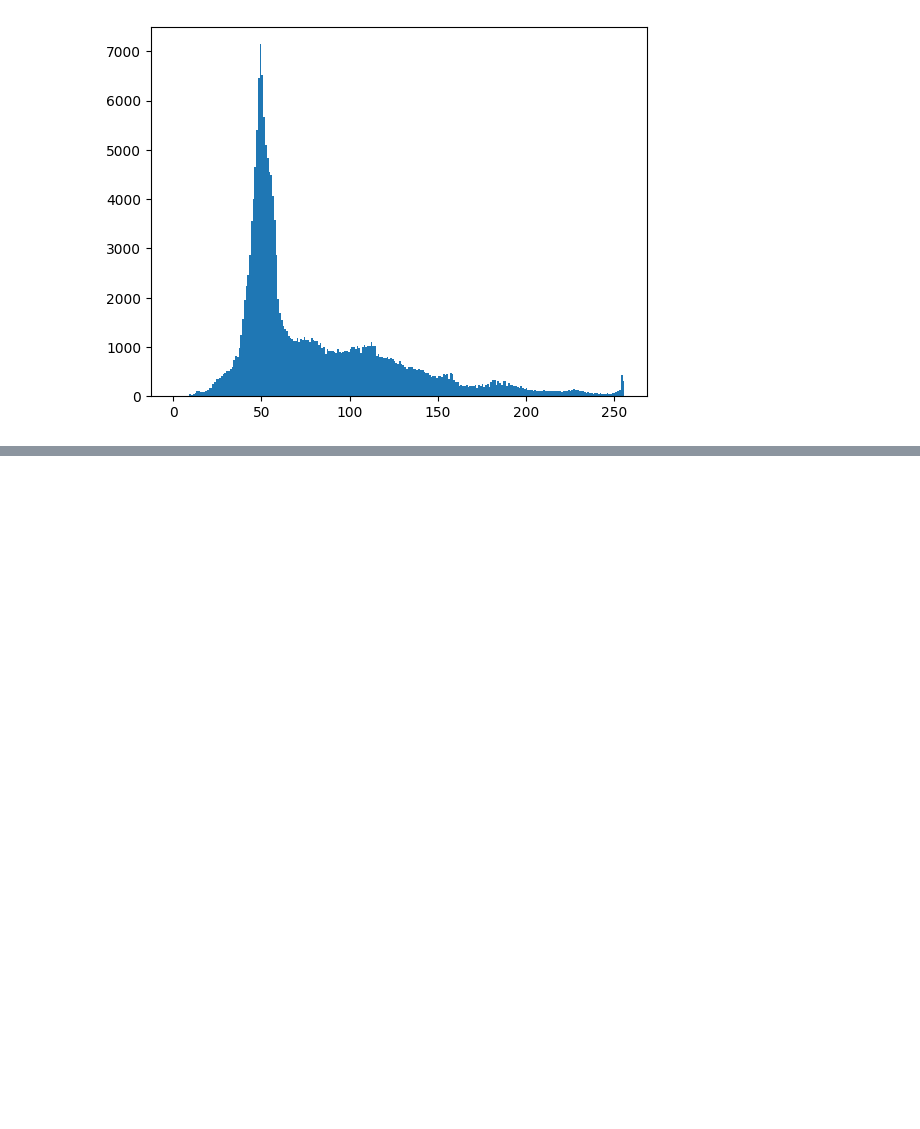
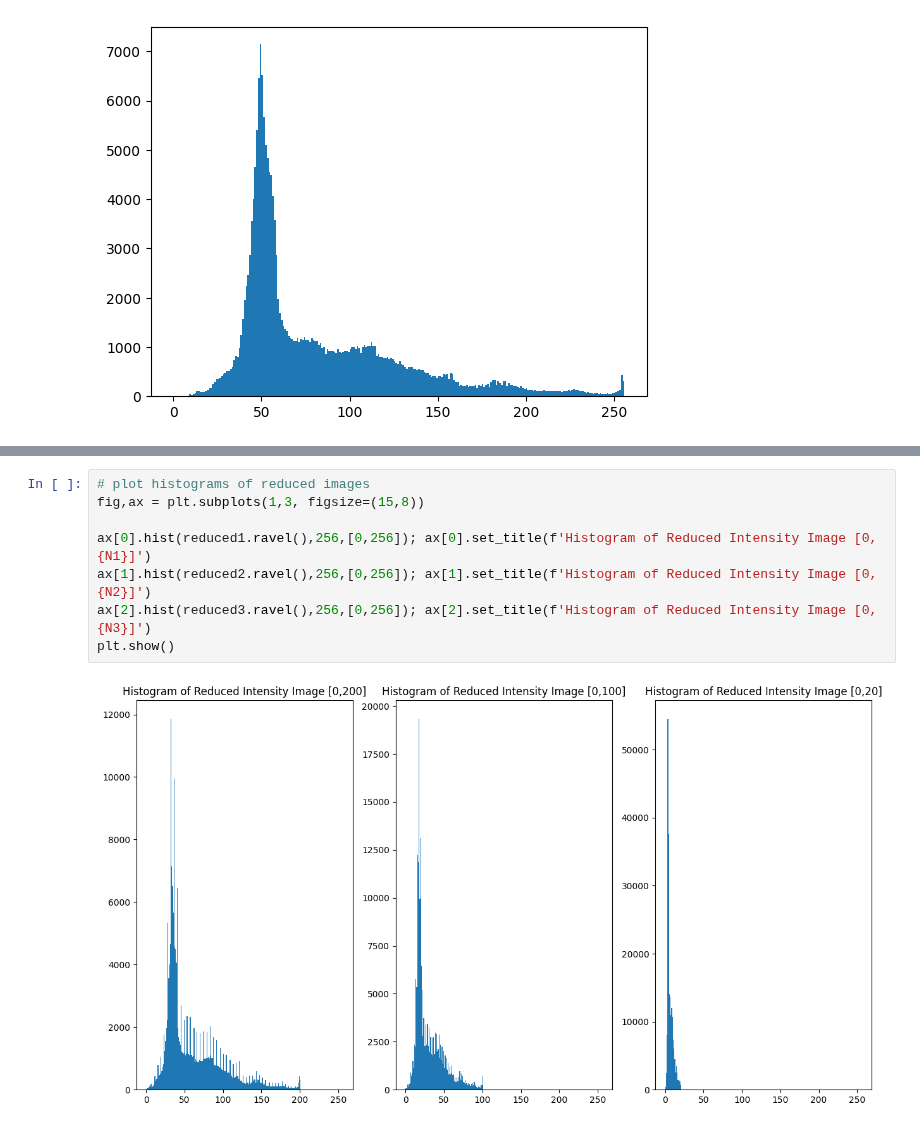
Before and after one commit to Luk446/MachineVisionPractice, a Jupyter notebook: ImageProcessing_1.ipynb, the cells around one changed output, grey strips where cells are left out. Cells and saved outputs as stored; diff of their text form; blank space fills up the shorter version.

```diff
--- a/ImageProcessing_1.ipynb
+++ b/ImageProcessing_1.ipynb
@@ -209,0 +225,10 @@ plt.hist(img_gray_pep.ravel(),256,[0,256]); plt.show()
+# %%
+# plot histograms of reduced images
+fig,ax = plt.subplots(1,3, figsize=(15,8))
+
+ax[0].hist(reduced1.ravel(),256,[0,256]); ax[0].set_title(f'Histogram of Reduced Intensity Image [0,{N1}]')
+ax[1].hist(reduced2.ravel(),256,[0,256]); ax[1].set_title(f'Histogram of Reduced Intensity Image [0,{N2}]')
+ax[2].hist(reduced3.ravel(),256,[0,256]); ax[2].set_title(f'Histogram of Reduced Intensity Image [0,{N3}]')
+plt.show()
+# %% [output]
+[figure, added]
```
Also changed, not shown: parts of 3 cells of this notebook.
